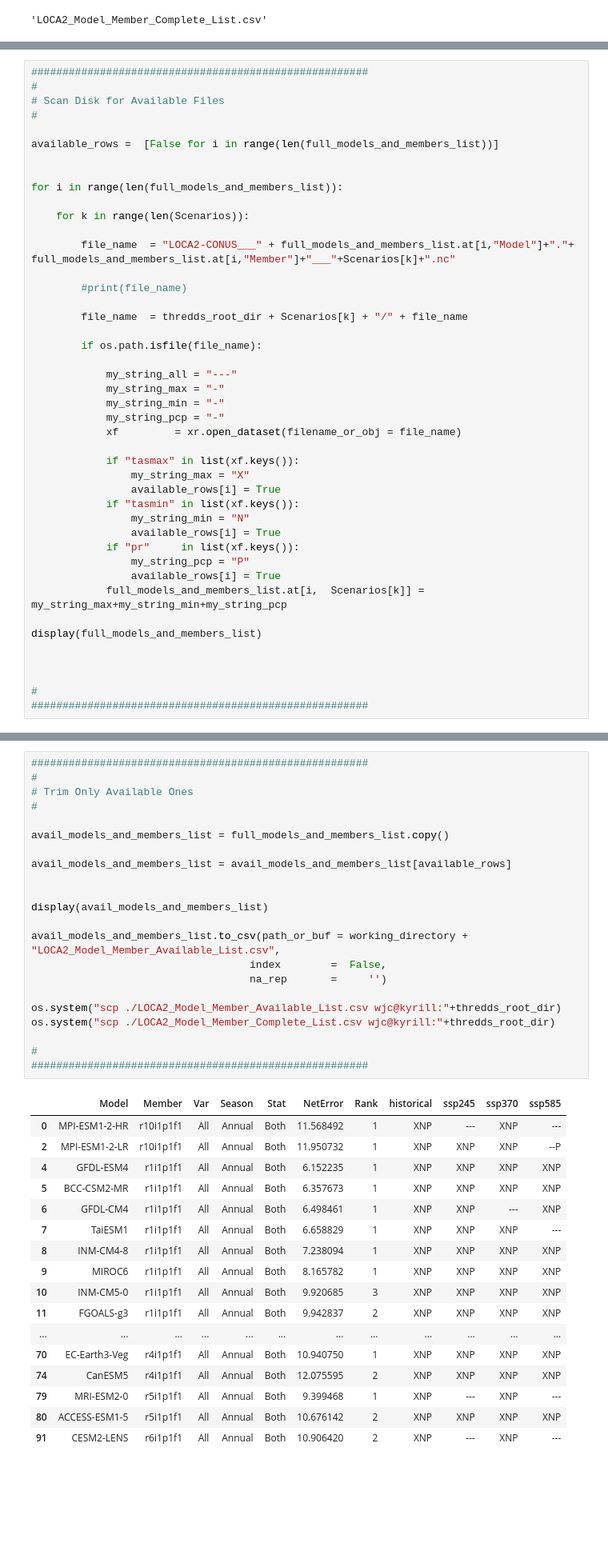
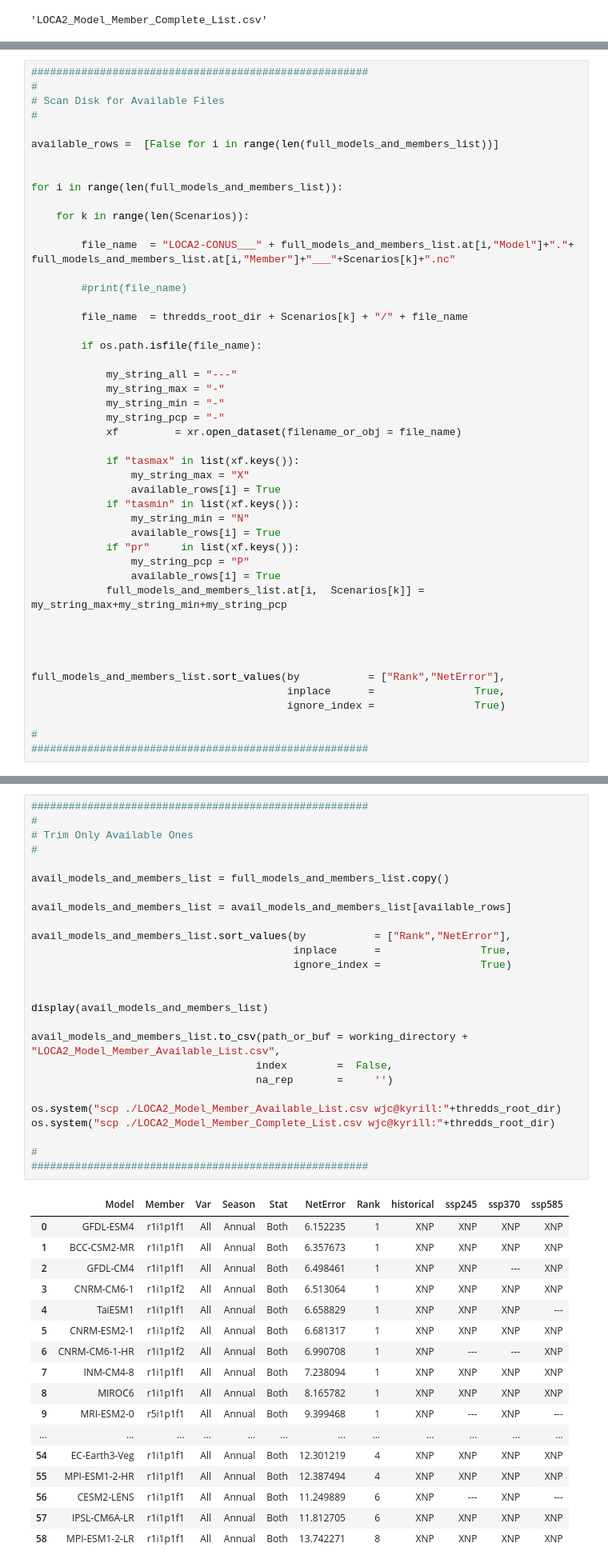
Before and after one commit to wjcapehart/LOCA2_Prep, a Jupyter notebook: LOCA2_Inventory_Checks.ipynb, the cells around one changed output, grey strips where cells are left out. Shown at 80% size. Drawn from its saved outputs; the diff is of its cells as text; blank space fills up the shorter version.

```diff
--- a/LOCA2_Inventory_Checks.ipynb
+++ b/LOCA2_Inventory_Checks.ipynb
@@ -129,9 +129,12 @@ for i in range(len(full_models_and_members_list)):
                 available_rows[i] = True
             full_models_and_members_list.at[i,  Scenarios[k]] = my_string_max+my_string_min+my_string_pcp
 
-display(full_models_and_members_list)
 
 
 
+full_models_and_members_list.sort_values(by           = ["Rank","NetError"],
+                                         inplace      =                True,
+                                         ignore_index =                True)
+
 #
 ######################################################
@@ -184,41 +157,45 @@ full_models_and_members_list.to_csv(path_or_buf = working_directory + loca2_mod_
 # %%
 ######################################################
 #
 # Trim Only Available Ones
 #
 
 avail_models_and_members_list = full_models_and_members_list.copy()
 
 avail_models_and_members_list = avail_models_and_members_list[available_rows]
 
+avail_models_and_members_list.sort_values(by           = ["Rank","NetError"],
+                                          inplace      =                True,
+                                          ignore_index =                True)
+
 
 display(avail_models_and_members_list)
 
 avail_models_and_members_list.to_csv(path_or_buf = working_directory + "LOCA2_Model_Member_Available_List.csv",
-                                   index        =  False,
-                                   na_rep       =     '')
+                                    index        =  False,
+                                    na_rep       =     '')
 
 os.system("scp ./LOCA2_Model_Member_Available_List.csv wjc@kyrill:"+thredds_root_dir)
 os.system("scp ./LOCA2_Model_Member_Complete_List.csv wjc@kyrill:"+thredds_root_dir)
 
 #
 ######################################################
 # %% [output]
 |  | Model | Member | Var | Season | Stat | NetError | Rank | historical | ssp245 | ssp370 | ssp585 |
-| 0 | MPI-ESM1-2-HR | r10i1p1f1 | All | Annual | Both | 11.568492 | 1 | XNP | --- | XNP | --- |
-| 2 | MPI-ESM1-2-LR | r10i1p1f1 | All | Annual | Both | 11.950732 | 1 | XNP | XNP | XNP | --P |
-| 4 | GFDL-ESM4 | r1i1p1f1 | All | Annual | Both | 6.152235 | 1 | XNP | XNP | XNP | XNP |
-| 5 | BCC-CSM2-MR | r1i1p1f1 | All | Annual | Both | 6.357673 | 1 | XNP | XNP | XNP | XNP |
-| 6 | GFDL-CM4 | r1i1p1f1 | All | Annual | Both | 6.498461 | 1 | XNP | XNP | --- | XNP |
-| 7 | TaiESM1 | r1i1p1f1 | All | Annual | Both | 6.658829 | 1 | XNP | XNP | XNP | --- |
-| 8 | INM-CM4-8 | r1i1p1f1 | All | Annual | Both | 7.238094 | 1 | XNP | XNP | XNP | XNP |
-| 9 | MIROC6 | r1i1p1f1 | All | Annual | Both | 8.165782 | 1 | XNP | XNP | XNP | XNP |
-| 10 | INM-CM5-0 | r1i1p1f1 | All | Annual | Both | 9.920685 | 3 | XNP | XNP | XNP | XNP |
-| 11 | FGOALS-g3 | r1i1p1f1 | All | Annual | Both | 9.942837 | 2 | XNP | XNP | XNP | XNP |
+| 0 | GFDL-ESM4 | r1i1p1f1 | All | Annual | Both | 6.152235 | 1 | XNP | XNP | XNP | XNP |
+| 1 | BCC-CSM2-MR | r1i1p1f1 | All | Annual | Both | 6.357673 | 1 | XNP | XNP | XNP | XNP |
+| 2 | GFDL-CM4 | r1i1p1f1 | All | Annual | Both | 6.498461 | 1 | XNP | XNP | --- | XNP |
+| 3 | CNRM-CM6-1 | r1i1p1f2 | All | Annual | Both | 6.513064 | 1 | XNP | XNP | XNP | XNP |
+| 4 | TaiESM1 | r1i1p1f1 | All | Annual | Both | 6.658829 | 1 | XNP | XNP | XNP | --- |
+| 5 | CNRM-ESM2-1 | r1i1p1f2 | All | Annual | Both | 6.681317 | 1 | XNP | XNP | XNP | XNP |
+| 6 | CNRM-CM6-1-HR | r1i1p1f2 | All | Annual | Both | 6.990708 | 1 | XNP | --- | --- | XNP |
+| 7 | INM-CM4-8 | r1i1p1f1 | All | Annual | Both | 7.238094 | 1 | XNP | XNP | XNP | XNP |
+| 8 | MIROC6 | r1i1p1f1 | All | Annual | Both | 8.165782 | 1 | XNP | XNP | XNP | XNP |
+| 9 | MRI-ESM2-0 | r5i1p1f1 | All | Annual | Both | 9.399468 | 1 | XNP | --- | XNP | --- |
 | ... | ... | ... | ... | ... | ... | ... | ... | ... | ... | ... | ... |
-| 70 | EC-Earth3-Veg | r4i1p1f1 | All | Annual | Both | 10.940750 | 1 | XNP | XNP | XNP | XNP |
-| 74 | CanESM5 | r4i1p1f1 | All | Annual | Both | 12.075595 | 2 | XNP | XNP | XNP | XNP |
-| 79 | MRI-ESM2-0 | r5i1p1f1 | All | Annual | Both | 9.399468 | 1 | XNP | --- | XNP | --- |
-| 80 | ACCESS-ESM1-5 | r5i1p1f1 | All | Annual | Both | 10.676142 | 2 | XNP | XNP | XNP | XNP |
-| 91 | CESM2-LENS | r6i1p1f1 | All | Annual | Both | 10.906420 | 2 | XNP | --- | XNP | --- |
+| 54 | EC-Earth3-Veg | r1i1p1f1 | All | Annual | Both | 12.301219 | 4 | XNP | XNP | XNP | XNP |
+| 55 | MPI-ESM1-2-HR | r1i1p1f1 | All | Annual | Both | 12.387494 | 4 | XNP | XNP | XNP | XNP |
+| 56 | CESM2-LENS | r1i1p1f1 | All | Annual | Both | 11.249889 | 6 | XNP | --- | XNP | --- |
+| 57 | IPSL-CM6A-LR | r1i1p1f1 | All | Annual | Both | 11.812705 | 6 | XNP | XNP | XNP | XNP |
+| 58 | MPI-ESM1-2-LR | r1i1p1f1 | All | Annual | Both | 13.742271 | 8 | XNP | XNP | XNP | XNP |
 0
```
Also changed, not shown: parts of 3 cells of this notebook, 14 other files.
